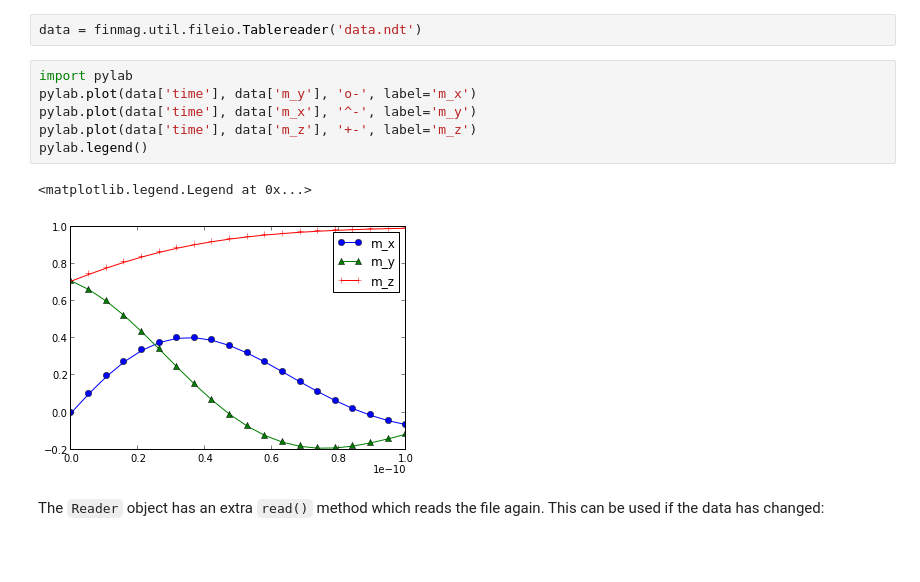
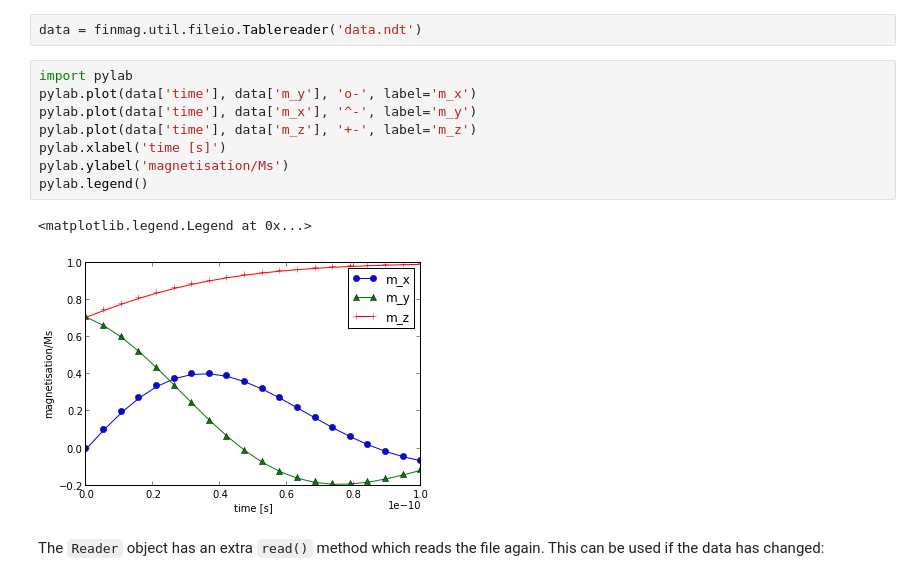
Before and after one commit to fangohr/finmag, a Jupyter notebook: doc/ipython_notebooks_src/tutorial-saving-averages-demo.ipynb, the cells around one changed output. Cells and saved outputs as stored; diff of their text form; blank space fills up the shorter version.

```diff
--- a/doc/ipython_notebooks_src/tutorial-saving-averages-demo.ipynb
+++ b/doc/ipython_notebooks_src/tutorial-saving-averages-demo.ipynb
@@ -98,12 +96,14 @@ data = finmag.util.fileio.Tablereader('data.ndt')
 # %%
 import pylab
 pylab.plot(data['time'], data['m_y'], 'o-', label='m_x')
 pylab.plot(data['time'], data['m_x'], '^-', label='m_y')
 pylab.plot(data['time'], data['m_z'], '+-', label='m_z')
+pylab.xlabel('time [s]')
+pylab.ylabel('magnetisation/Ms')
 pylab.legend()
 # %% [output]
 <matplotlib.legend.Legend at 0x...>
-[figure, old version]
+[figure, new version]
 # %% [markdown]
 The ``Reader`` object has an extra ``read()`` method which reads the file again. This can be used if the data has changed:
 # %%
```
Also changed, not shown: parts of 4 cells of this notebook.
